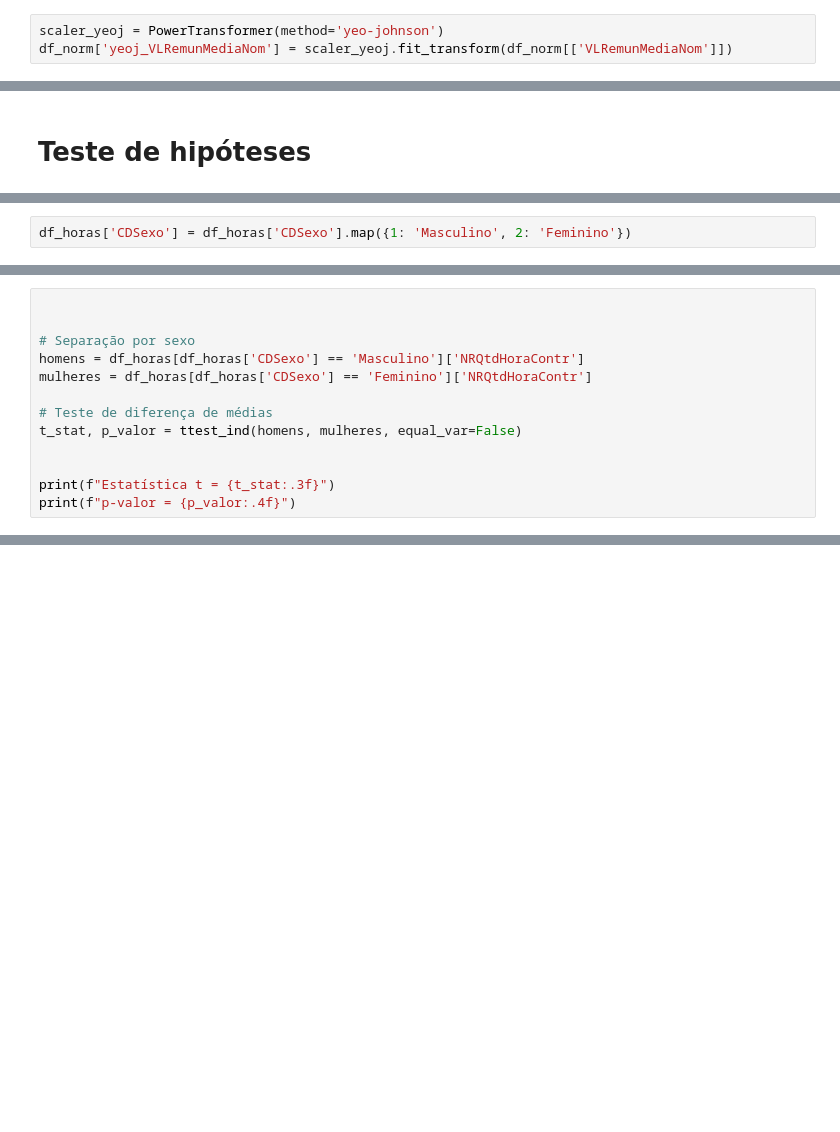
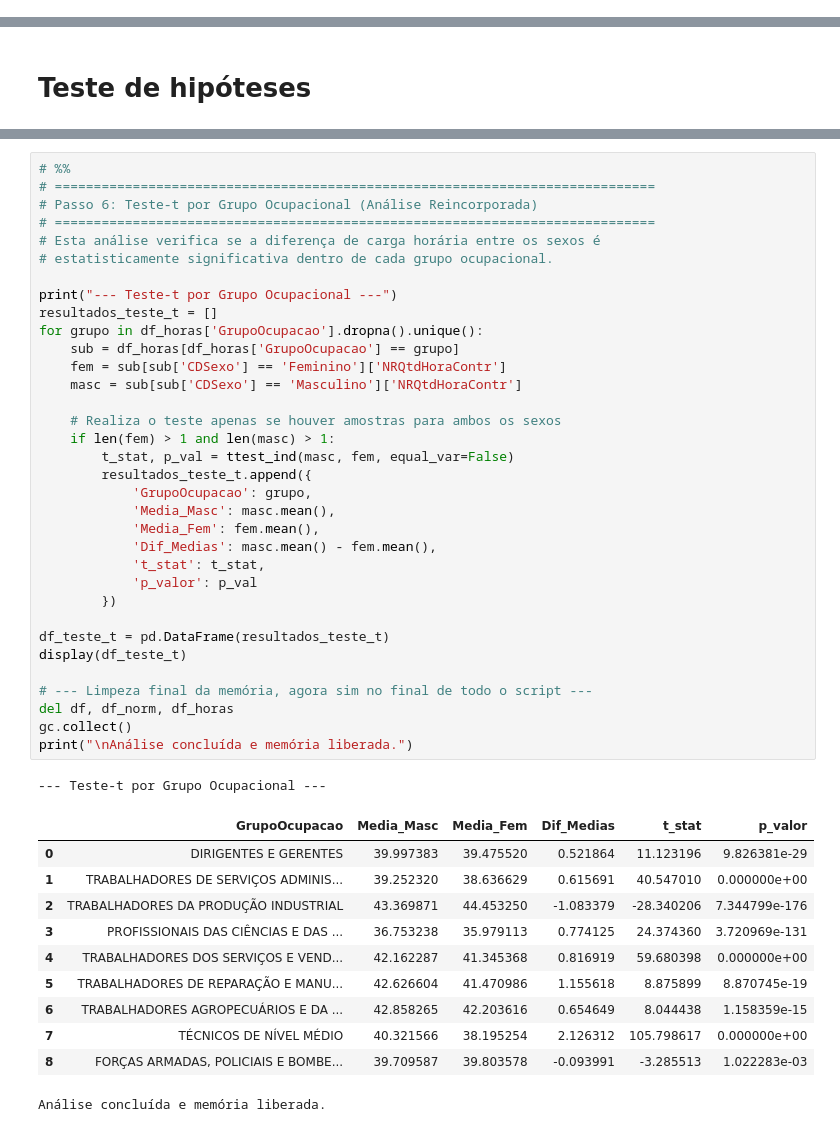
Before and after one commit to GGRoca/Lab2-Enap, a Jupyter notebook: Análise cópia.ipynb, the cells around one changed output, grey strips where cells are left out. Drawn from its saved outputs; the diff is of its cells as text; blank space fills up the shorter version.

```diff
--- a/Análise cópia.ipynb
+++ b/Análise cópia.ipynb
@@ -358,3 +343,0 @@ NameError: name 'df_norm' is not defined
-# %%
-scaler_yeoj = PowerTransformer(method='yeo-johnson')
-df_norm['yeoj_VLRemunMediaNom'] = scaler_yeoj.fit_transform(df_norm[['VLRemunMediaNom']])
@@ -412,2 +430,0 @@ print(f'Total removido: {total_antes - total_depois:,}')
-# %%
-df_horas['CDSexo'] = df_horas['CDSexo'].map({1: 'Masculino', 2: 'Feminino'})
@@ -424,13 +430,0 @@ plt.show()
-# %%
-
-
-# Separação por sexo
-homens = df_horas[df_horas['CDSexo'] == 'Masculino']['NRQtdHoraContr']
-mulheres = df_horas[df_horas['CDSexo'] == 'Feminino']['NRQtdHoraContr']
-
-# Teste de diferença de médias
-t_stat, p_valor = ttest_ind(homens, mulheres, equal_var=False)
-
-
-print(f"Estatística t = {t_stat:.3f}")
-print(f"p-valor = {p_valor:.4f}")
@@ -573,0 +431,47 @@ display(df_teste_t)
+# %%
+# %%
+# =============================================================================
+# Passo 6: Teste-t por Grupo Ocupacional (Análise Reincorporada)
+# =============================================================================
+# Esta análise verifica se a diferença de carga horária entre os sexos é
+# estatisticamente significativa dentro de cada grupo ocupacional.
+
+print("--- Teste-t por Grupo Ocupacional ---")
+resultados_teste_t = []
+for grupo in df_horas['GrupoOcupacao'].dropna().unique():
+    sub = df_horas[df_horas['GrupoOcupacao'] == grupo]
+    fem = sub[sub['CDSexo'] == 'Feminino']['NRQtdHoraContr']
+    masc = sub[sub['CDSexo'] == 'Masculino']['NRQtdHoraContr']
+
+    # Realiza o teste apenas se houver amostras para ambos os sexos
+    if len(fem) > 1 and len(masc) > 1:
+        t_stat, p_val = ttest_ind(masc, fem, equal_var=False)
+        resultados_teste_t.append({
+            'GrupoOcupacao': grupo,
+            'Media_Masc': masc.mean(),
+            'Media_Fem': fem.mean(),
+            'Dif_Medias': masc.mean() - fem.mean(),
+            't_stat': t_stat,
+            'p_valor': p_val
+        })
+
+df_teste_t = pd.DataFrame(resultados_teste_t)
+display(df_teste_t)
+
+# --- Limpeza final da memória, agora sim no final de todo o script ---
+del df, df_norm, df_horas
+gc.collect()
+print("\nAnálise concluída e memória liberada.")
+# %% [output]
+--- Teste-t por Grupo Ocupacional ---
+|  | GrupoOcupacao | Media_Masc | Media_Fem | Dif_Medias | t_stat | p_valor |
+| 0 | DIRIGENTES E GERENTES | 39.997383 | 39.475520 | 0.521864 | 11.123196 | 9.826381e-29 |
+| 1 | TRABALHADORES DE SERVIÇOS ADMINIS... | 39.252320 | 38.636629 | 0.615691 | 40.547010 | 0.000000e+00 |
+| 2 | TRABALHADORES DA PRODUÇÃO INDUSTRIAL | 43.369871 | 44.453250 | -1.083379 | -28.340206 | 7.344799e-176 |
+| 3 | PROFISSIONAIS DAS CIÊNCIAS E DAS ... | 36.753238 | 35.979113 | 0.774125 | 24.374360 | 3.720969e-131 |
+| 4 | TRABALHADORES DOS SERVIÇOS E VEND... | 42.162287 | 41.345368 | 0.816919 | 59.680398 | 0.000000e+00 |
+| 5 | TRABALHADORES DE REPARAÇÃO E MANU... | 42.626604 | 41.470986 | 1.155618 | 8.875899 | 8.870745e-19 |
+| 6 | TRABALHADORES AGROPECUÁRIOS E DA ... | 42.858265 | 42.203616 | 0.654649 | 8.044438 | 1.158359e-15 |
+| 7 | TÉCNICOS DE NÍVEL MÉDIO | 40.321566 | 38.195254 | 2.126312 | 105.798617 | 0.000000e+00 |
+| 8 | FORÇAS ARMADAS, POLICIAIS E BOMBE... | 39.709587 | 39.803578 | -0.093991 | -3.285513 | 1.022283e-03 |
+Análise concluída e memória liberada.
```
Also changed, not shown: parts of 23 cells of this notebook.
